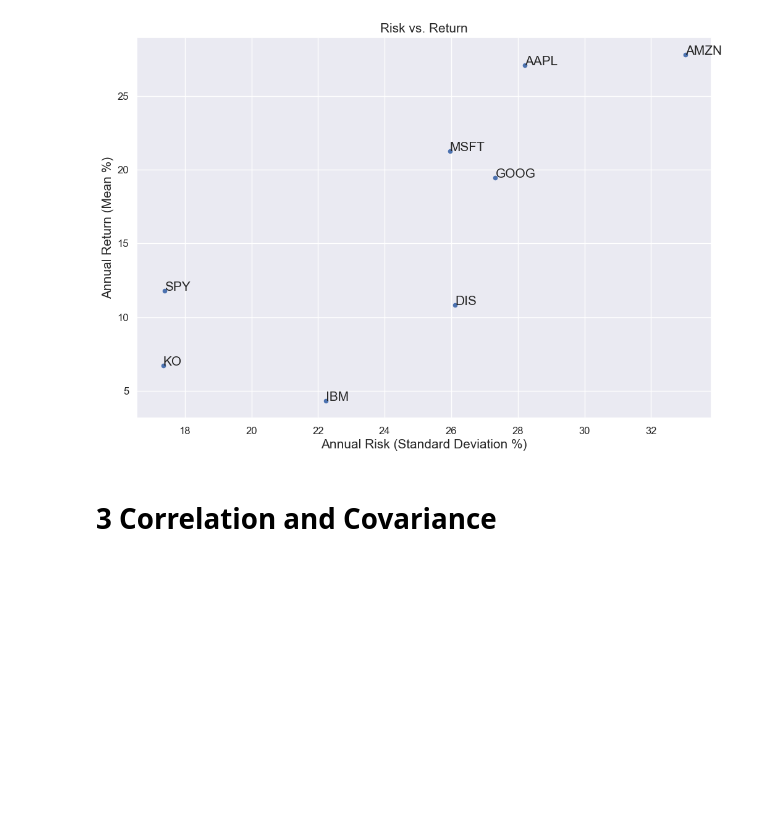
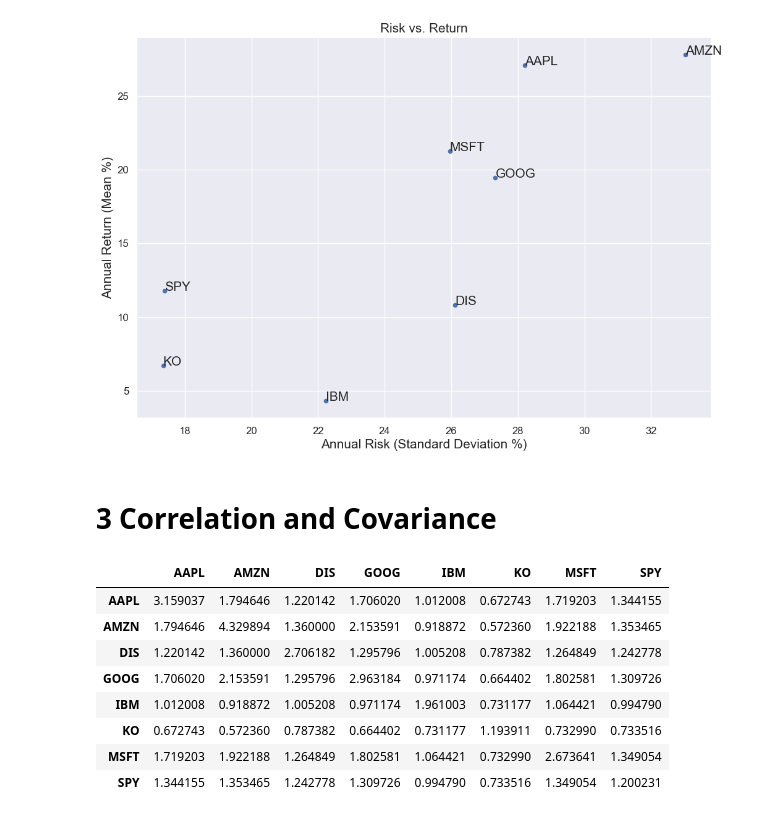
Before and after one commit to Haritosh98/QuantProgram-Python-Algorithmic-Trading, a Jupyter notebook: notebooks/01_baiscs.ipynb, the cells around one changed output. Cells and saved outputs as stored; diff of their text form; code cells hidden in the pictures; blank space fills up the shorter version.

Commit message:
jupyter notebook addin covariance

```diff
--- a/notebooks/01_baiscs.ipynb
+++ b/notebooks/01_baiscs.ipynb
@@ -797,3 +797,16 @@ Text(0.5, 1.0, 'Risk vs. Return')
 # this is basically what warren buffet does - he chooses stocks that have high returns and low risk
 # %% [markdown]
 # 3 Correlation and Covariance
+# %%
+daily_ret.cov()
+# this is the covariance matrix of the daily returns
+# %% [output]
+|  | AAPL | AMZN | DIS | GOOG | IBM | KO | MSFT | SPY |
+| AAPL | 3.159037 | 1.794646 | 1.220142 | 1.706020 | 1.012008 | 0.672743 | 1.719203 | 1.344155 |
+| AMZN | 1.794646 | 4.329894 | 1.360000 | 2.153591 | 0.918872 | 0.572360 | 1.922188 | 1.353465 |
+| DIS | 1.220142 | 1.360000 | 2.706182 | 1.295796 | 1.005208 | 0.787382 | 1.264849 | 1.242778 |
+| GOOG | 1.706020 | 2.153591 | 1.295796 | 2.963184 | 0.971174 | 0.664402 | 1.802581 | 1.309726 |
+| IBM | 1.012008 | 0.918872 | 1.005208 | 0.971174 | 1.961003 | 0.731177 | 1.064421 | 0.994790 |
+| KO | 0.672743 | 0.572360 | 0.787382 | 0.664402 | 0.731177 | 1.193911 | 0.732990 | 0.733516 |
+| MSFT | 1.719203 | 1.922188 | 1.264849 | 1.802581 | 1.064421 | 0.732990 | 2.673641 | 1.349054 |
+| SPY | 1.344155 | 1.353465 | 1.242778 | 1.309726 | 0.994790 | 0.733516 | 1.349054 | 1.200231 |
```
Also changed, not shown: parts of 1 cell of this notebook.
